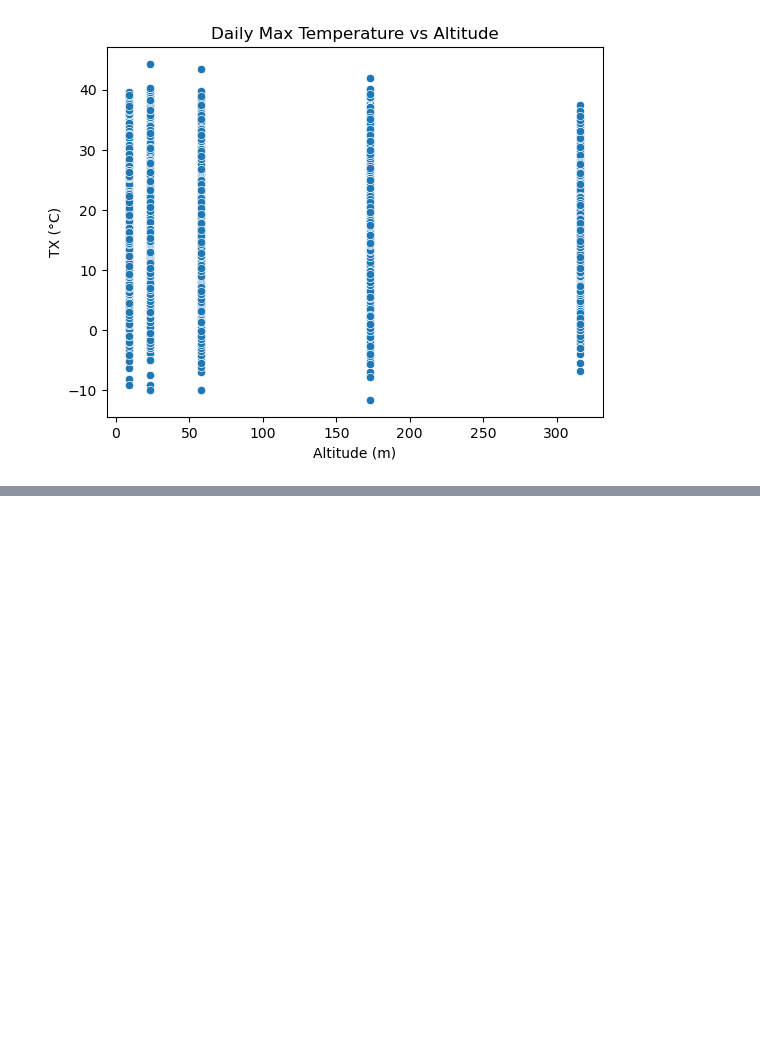
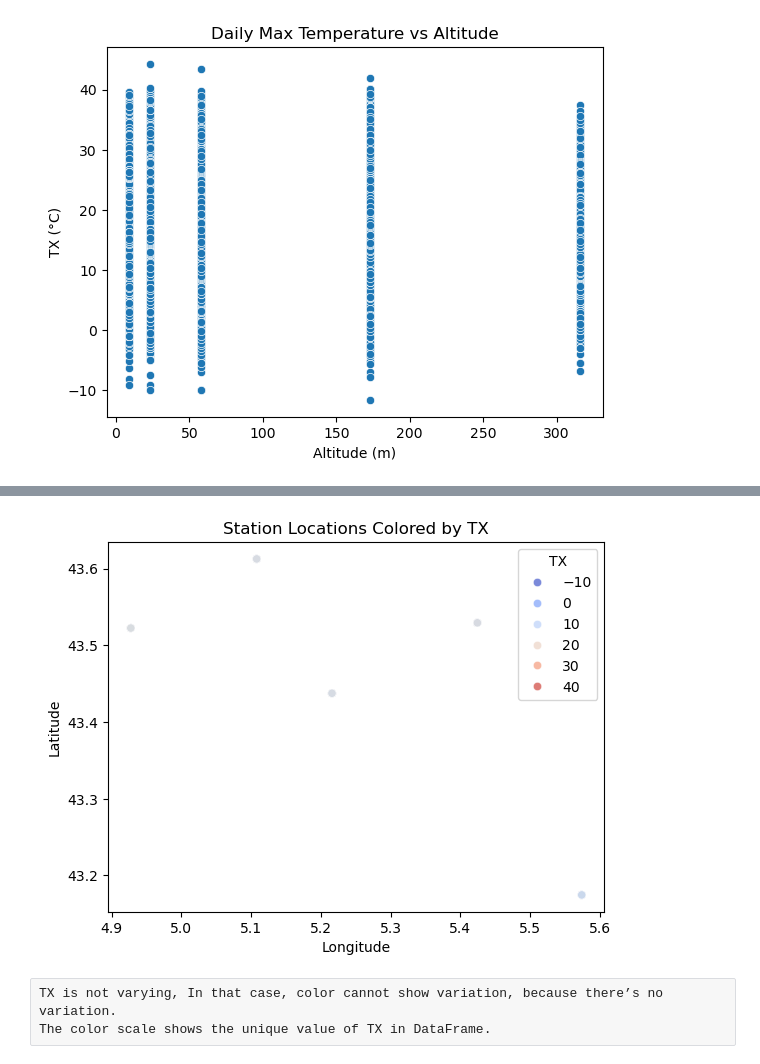
Before and after one commit to mohammadRezanilchiyan/Extreme-Temperature-Analysis, a Jupyter notebook: Extreme_Temperatures.ipynb, the cells around one changed output, grey strips where cells are left out. Drawn from its saved outputs; the diff is of its cells as text; code cells hidden in the pictures; blank space fills up the shorter version.

```diff
--- a/Extreme_Temperatures.ipynb
+++ b/Extreme_Temperatures.ipynb
@@ -226,0 +201,15 @@ plt.show()
+# %%
+import seaborn as sns
+import matplotlib.pyplot as plt
+
+sns.scatterplot(data=df_mar, x="LON", y="LAT", hue="TX", palette="coolwarm", alpha=0.7)
+
+plt.title("Station Locations Colored by TX")
+plt.xlabel("Longitude")
+plt.ylabel("Latitude")
+plt.show()
+# %% [output]
+[figure, added]
+# %% [raw]
+TX is not varying, In that case, color cannot show variation, because there’s no variation.
+The color scale shows the unique value of TX in DataFrame.
```
Also changed, not shown: parts of 19 cells of this notebook.
